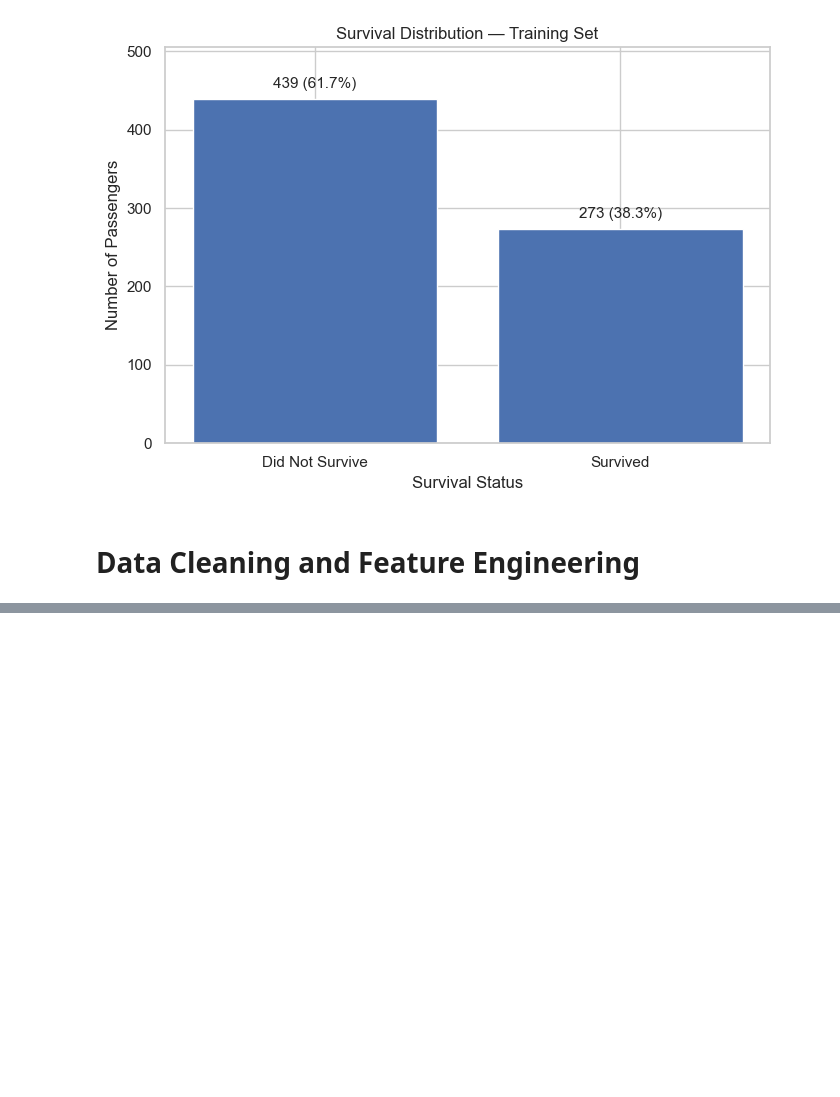
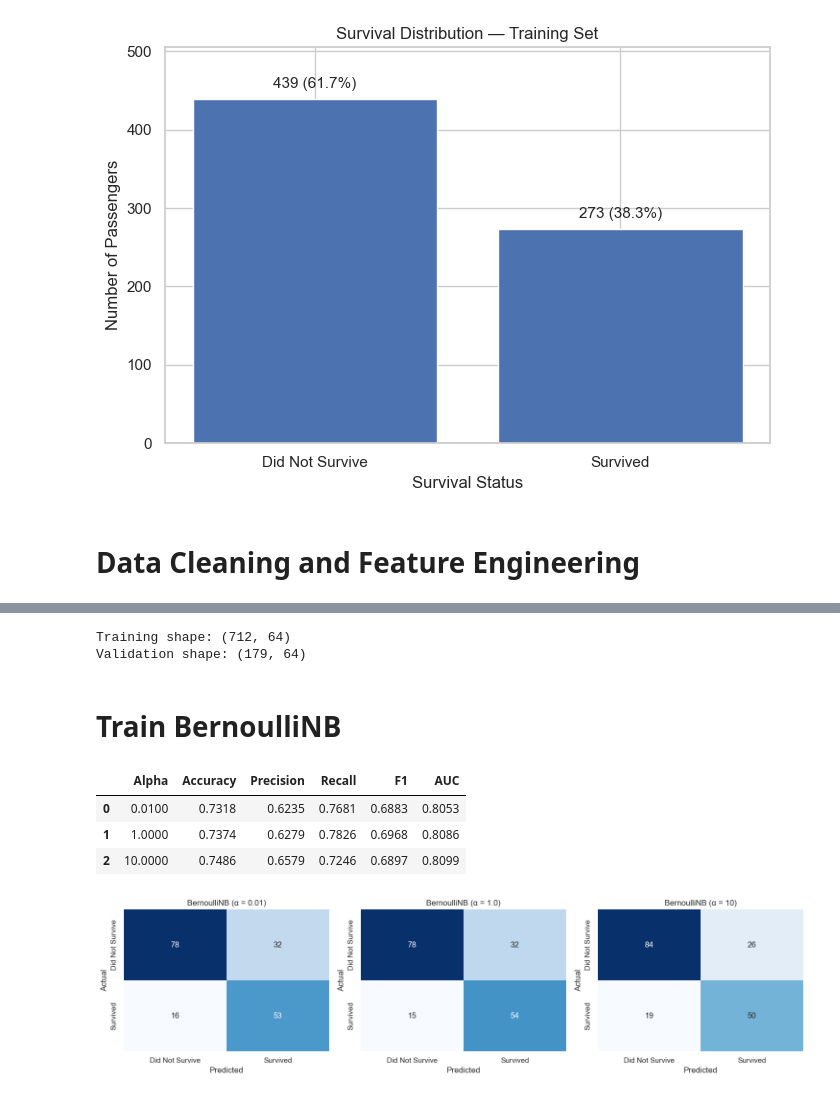
Before and after one commit to CharlotteZZh/AppliedML_hw1, a Jupyter notebook: AppliedML_hw1.ipynb, the cells around one changed output, grey strips where cells are left out. Drawn from its saved outputs; the diff is of its cells as text; code cells hidden in the pictures; blank space fills up the shorter version.

Commit message:
bernoulli Naive

```diff
--- a/AppliedML_hw1.ipynb
+++ b/AppliedML_hw1.ipynb
@@ -585,0 +664,12 @@ Processed validation shape: (179, 54)
+# %%
+X_train_nb_processed = nb_preprocessor.fit_transform(X_train_nb)
+
+X_val_nb_processed = nb_preprocessor.transform(X_val_nb)
+
+print("Training shape:", X_train_nb_processed.shape)
+print("Validation shape:", X_val_nb_processed.shape)
+# %% [output]
+Training shape: (712, 64)
+Validation shape: (179, 64)
+# %% [markdown]
+# Train BernoulliNB
@@ -585,0 +710,58 @@ Processed validation shape: (179, 54)
+# %%
+alphas = [0.01, 1.0, 10]
+
+nb_models = {}
+nb_predictions = {}
+nb_probabilities = {}
+nb_results = []
+
+for alpha in alphas:
+
+    model, y_pred, y_prob, results = evaluate_nb(alpha)
+
+    nb_models[alpha] = model
+    nb_predictions[alpha] = y_pred
+    nb_probabilities[alpha] = y_prob
+    nb_results.append(results)
+# %%
+nb_results_df = pd.DataFrame(nb_results)
+
+nb_results_df
+# %% [output]
+|  | Alpha | Accuracy | Precision | Recall | F1 | AUC |
+| 0 | 0.0100 | 0.7318 | 0.6235 | 0.7681 | 0.6883 | 0.8053 |
+| 1 | 1.0000 | 0.7374 | 0.6279 | 0.7826 | 0.6968 | 0.8086 |
+| 2 | 10.0000 | 0.7486 | 0.6579 | 0.7246 | 0.6897 | 0.8099 |
+# %%
+import matplotlib.pyplot as plt
+import seaborn as sns
+from sklearn.metrics import confusion_matrix
+
+fig, axes = plt.subplots(1, len(alphas), figsize=(15, 4))
+
+for ax, alpha in zip(axes, alphas):
+
+    cm = confusion_matrix(
+        y_val,
+        nb_predictions[alpha]
+    )
+
+    sns.heatmap(
+        cm,
+        annot=True,
+        fmt="d",
+        cmap="Blues",
+        cbar=False,
+        ax=ax,
+        xticklabels=["Did Not Survive", "Survived"],
+        yticklabels=["Did Not Survive", "Survived"]
+    )
+
+    ax.set_title(f"BernoulliNB (α = {alpha})")
+    ax.set_xlabel("Predicted")
+    ax.set_ylabel("Actual")
+
+plt.tight_layout()
+plt.show()
+# %% [output]
+[figure, added]
```
Also changed, not shown: parts of 11 cells of this notebook.
